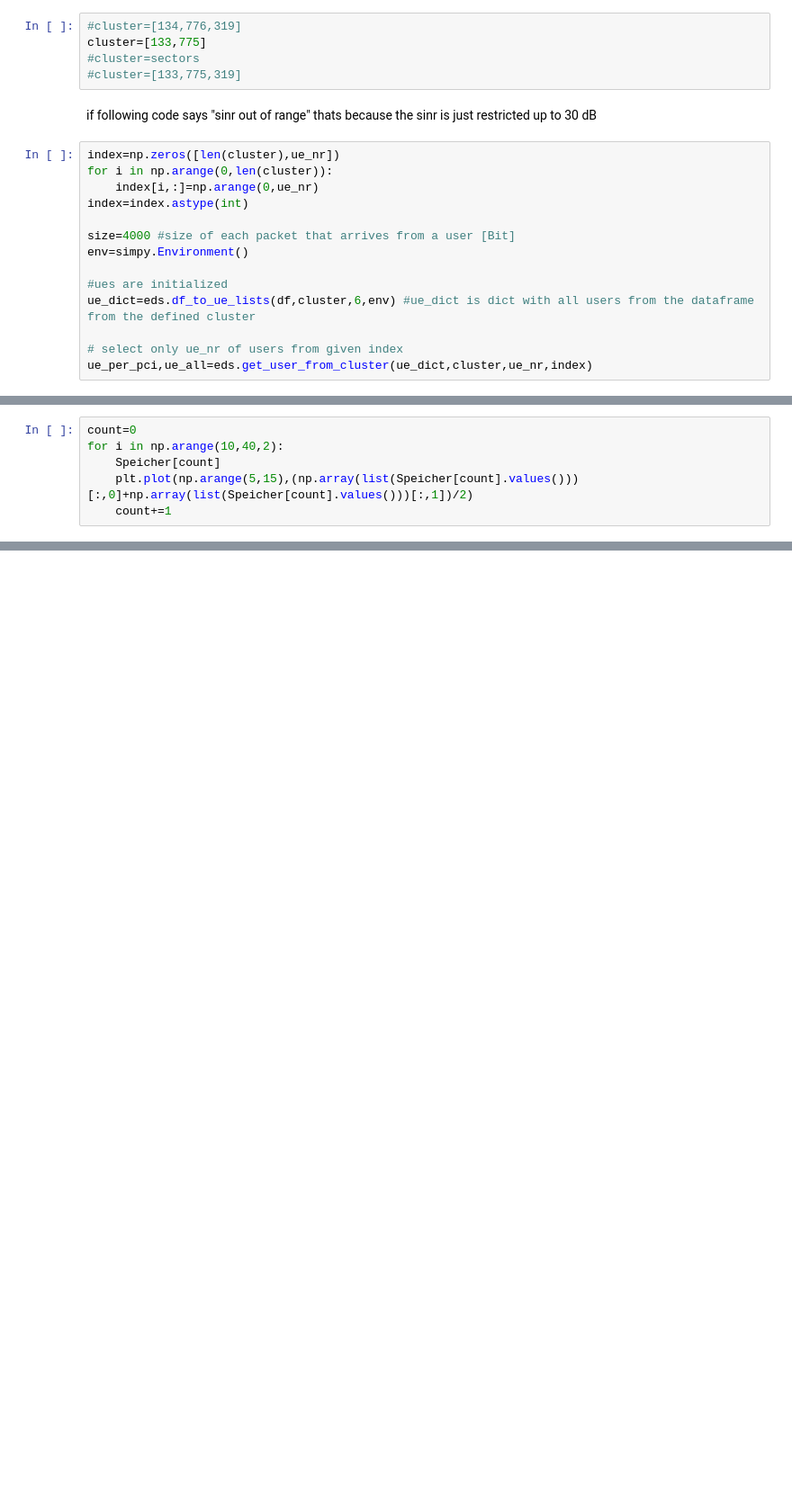
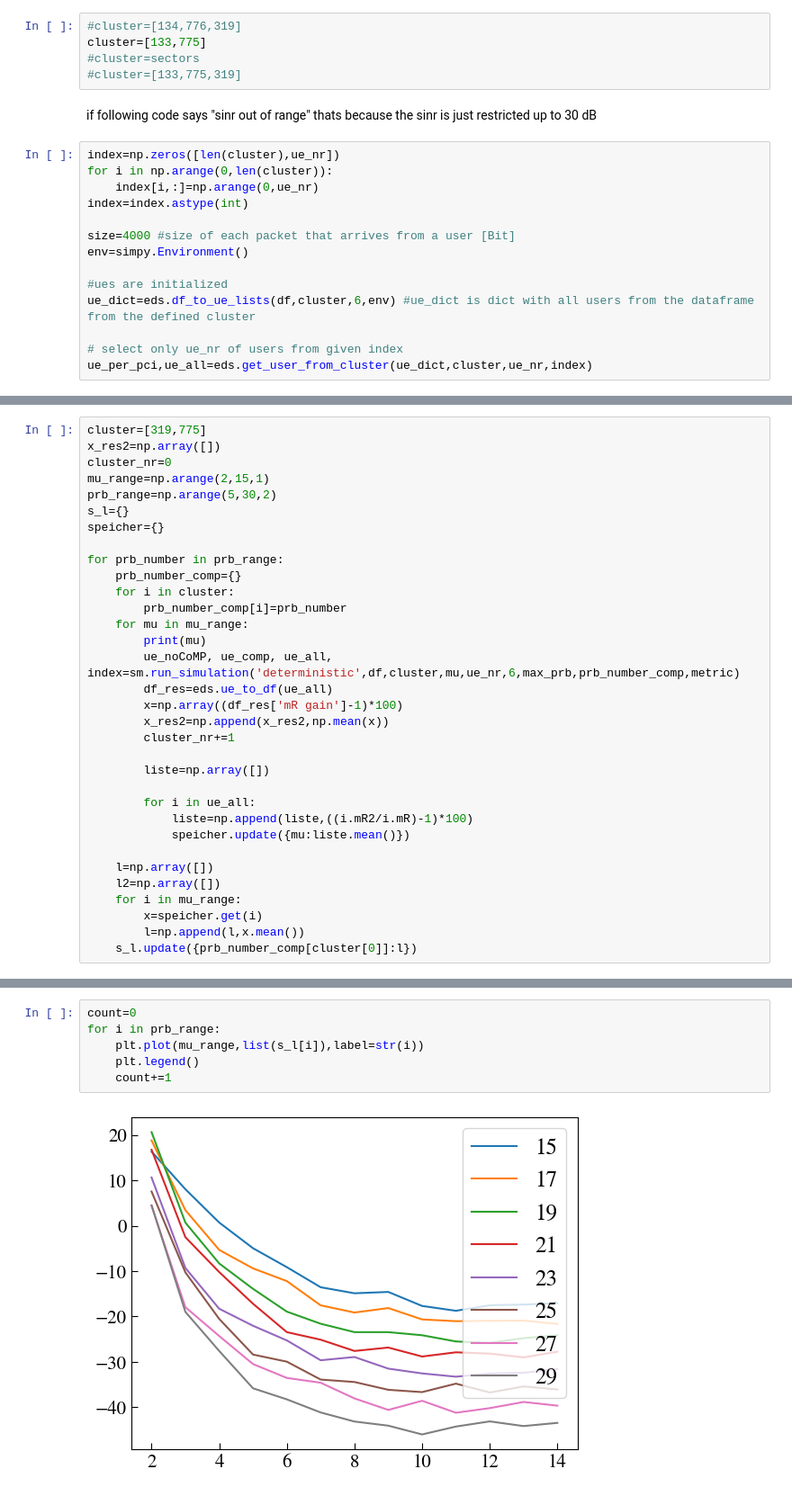
Before and after one commit to CarolineZoll/EDS, a Jupyter notebook: CoMP_PRB-Reservation.ipynb, the cells around one changed output, grey strips where cells are left out. Shown: that part at 90% size. Saved outputs shown, nothing was run; the diff lists cells and outputs as text; blank space fills up the shorter version.

```diff
--- a/CoMP_PRB-Reservation.ipynb
+++ b/CoMP_PRB-Reservation.ipynb
@@ -307,6 +171,0 @@ for p in np.arange(20,30,5):
-# %%
-count=0
-for i in np.arange(10,40,2):
-    Speicher[count]
-    plt.plot(np.arange(5,15),(np.array(list(Speicher[count].values()))[:,0]+np.array(list(Speicher[count].values()))[:,1])/2)
-    count+=1
@@ -315,0 +174,33 @@ IndexError: index 2 is out of bounds for axis 0 with size 2
+# %%
+cluster=[319,775]
+x_res2=np.array([])
+cluster_nr=0
+mu_range=np.arange(2,15,1)
+prb_range=np.arange(5,30,2)
+s_l={}
+speicher={}
+
+for prb_number in prb_range:
+    prb_number_comp={}
+    for i in cluster:
+        prb_number_comp[i]=prb_number
+    for mu in mu_range:
+        print(mu)
+        ue_noCoMP, ue_comp, ue_all, index=sm.run_simulation('deterministic',df,cluster,mu,ue_nr,6,max_prb,prb_number_comp,metric)
+        df_res=eds.ue_to_df(ue_all)
+        x=np.array((df_res['mR gain']-1)*100)
+        x_res2=np.append(x_res2,np.mean(x))
+        cluster_nr+=1
+
+        liste=np.array([])
+
+        for i in ue_all:
+            liste=np.append(liste,((i.mR2/i.mR)-1)*100)
+            speicher.update({mu:liste.mean()})
+
+    l=np.array([])
+    l2=np.array([])
+    for i in mu_range:
+        x=speicher.get(i)
+        l=np.append(l,x.mean())
+    s_l.update({prb_number_comp[cluster[0]]:l})
@@ -315,0 +226,8 @@ IndexError: index 2 is out of bounds for axis 0 with size 2
+# %%
+count=0
+for i in prb_range:
+    plt.plot(mu_range,list(s_l[i]),label=str(i))
+    plt.legend()
+    count+=1
+# %% [output]
+[figure, added]
```
Also changed, not shown: parts of 13 cells of this notebook, 4 other files.
